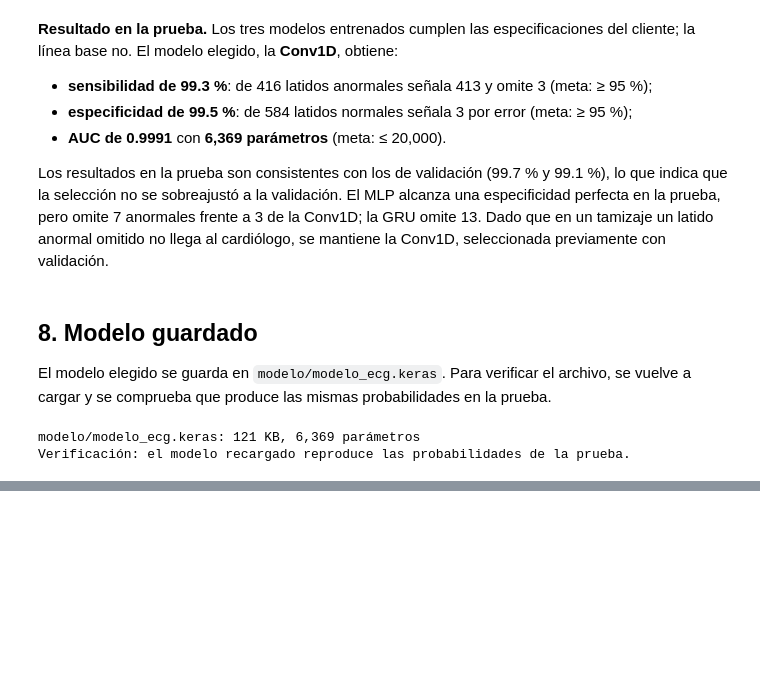
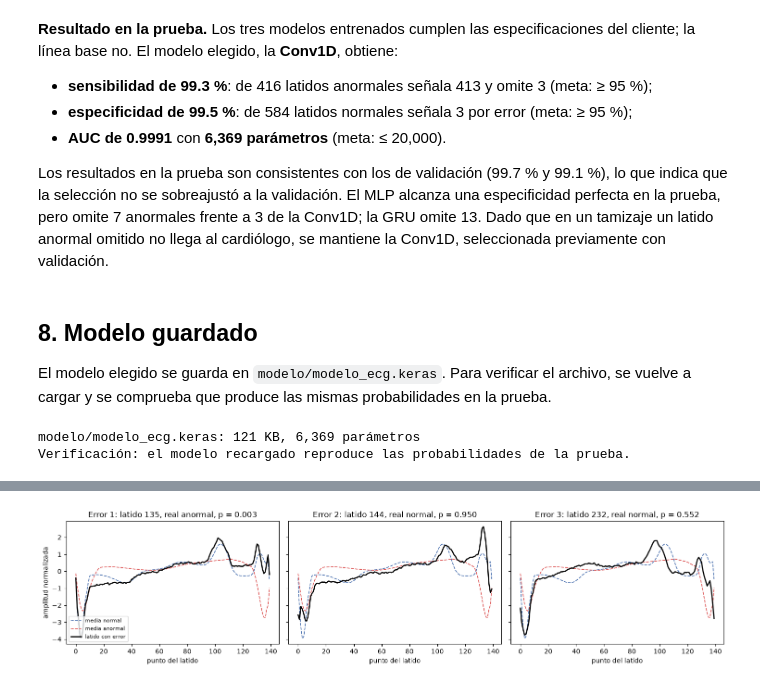
Before and after one commit to SantRR/aa3-examen-p2-equipo-7, a Jupyter notebook: ecg/DEV_ecg.ipynb, the cells around one changed output, grey strips where cells are left out. Cells and saved outputs as stored; diff of their text form; code cells hidden in the pictures; blank space fills up the shorter version.

Commit message:
ECG: justificacion del modelo elegido y analisis de 3 errores
Co-Authored-By: Claude Opus 5.5 <noreply@anthropic.com>

```diff
--- a/ecg/DEV_ecg.ipynb
+++ b/ecg/DEV_ecg.ipynb
@@ -602,0 +627,15 @@ Verificación: el modelo recargado reproduce las probabilidades de la prueba.
+# %%
+prob_e = prob_prueba[ELEGIDO]
+errores = pd.DataFrame(
+    {
+        "indice": np.where(pred_elegido != y_prueba)[0],
+    }
+)
+errores["real"] = np.where(y_prueba[errores["indice"]] == 1, "anormal", "normal")
+errores["probabilidad de anormal"] = prob_e[errores["indice"]].round(4)
+errores["tipo de error"] = np.where(
+    errores["real"] == "anormal", "anormal omitido", "normal señalado"
+)
+errores["distancia al umbral"] = (errores["probabilidad de anormal"] - UMBRAL).abs()
+errores = errores.sort_values("distancia al umbral", ascending=False)
+errores
@@ -602,0 +650,23 @@ Verificación: el modelo recargado reproduce las probabilidades de la prueba.
+# %%
+omitidos = errores[errores["tipo de error"] == "anormal omitido"]
+senalados = errores[errores["tipo de error"] == "normal señalado"]
+elegidos = [omitidos["indice"].iloc[0], senalados["indice"].iloc[0]]
+restantes = errores[~errores["indice"].isin(elegidos)]
+elegidos.append(restantes.sort_values("distancia al umbral")["indice"].iloc[0])
+
+media_normal = X_ent[y_ent == 0].mean(axis=0)
+media_anormal = X_ent[y_ent == 1].mean(axis=0)
+fig, axes = plt.subplots(1, 3, figsize=(15, 3.6), sharey=True)
+for k, (ax, i) in enumerate(zip(axes, elegidos), start=1):
+    real = "anormal" if y_prueba[i] == 1 else "normal"
+    ax.plot(media_normal, color="#4C72B0", ls="--", lw=1.2, label="media normal")
+    ax.plot(media_anormal, color="#DD5555", ls="--", lw=1.2, label="media anormal")
+    ax.plot(X_prueba[i], color="black", lw=1.8, label="latido con error")
+    ax.set_title(f"Error {k}: latido {i}, real {real}, p = {prob_e[i]:.3f}")
+    ax.set_xlabel("punto del latido")
+axes[0].set_ylabel("amplitud normalizada")
+axes[0].legend(loc="lower left", fontsize=8)
+plt.tight_layout()
+plt.show()
+# %% [output]
+[figure, added]
```
Also changed, not shown: parts of 5 cells of this notebook.
